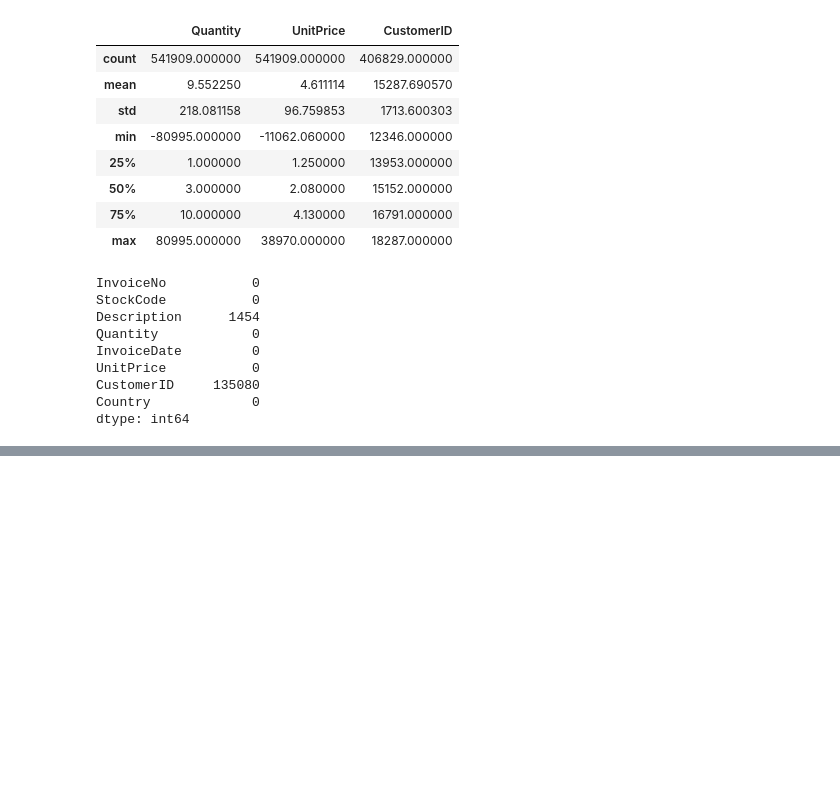
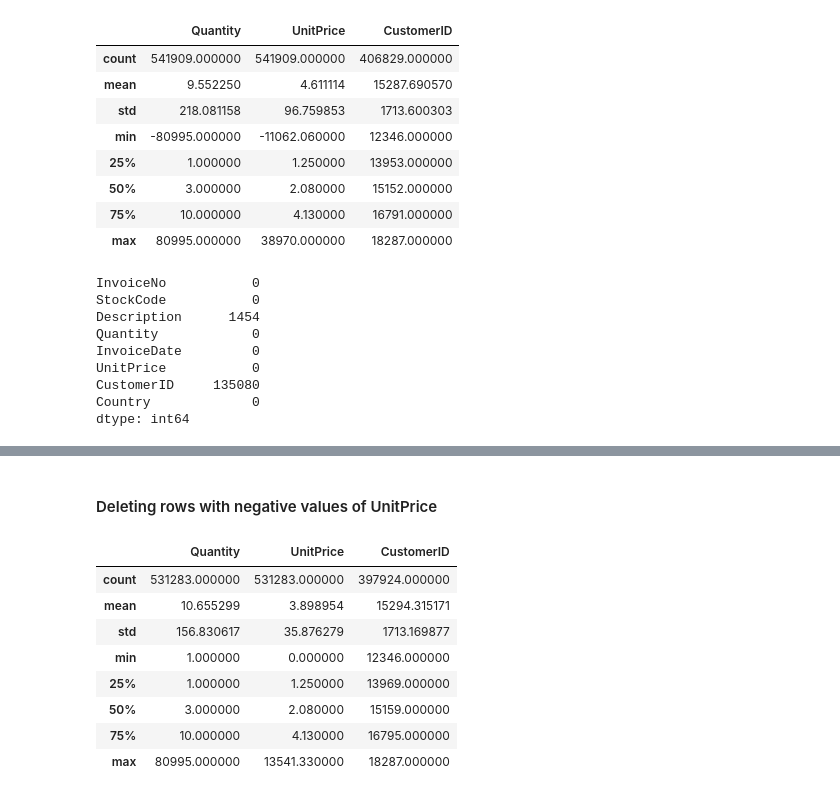
Before and after one commit to Zbigniew23/retail-xgboost, a Jupyter notebook: Online_Retail_Prediction_Model.ipynb, the cells around one changed output, grey strips where cells are left out. Cells and saved outputs as stored; diff of their text form; code cells hidden in the pictures; blank space fills up the shorter version.

```diff
--- a/Online_Retail_Prediction_Model.ipynb
+++ b/Online_Retail_Prediction_Model.ipynb
@@ -81,0 +139,16 @@ dtype: int64
+# %% [markdown]
+#### Deleting rows with negative values of UnitPrice
+# %%
+retail_df = retail_df[retail_df['UnitPrice'] >= 0]
+# %%
+retail_df.describe()
+# %% [output]
+|  | Quantity | UnitPrice | CustomerID |
+| count | 531283.000000 | 531283.000000 | 397924.000000 |
+| mean | 10.655299 | 3.898954 | 15294.315171 |
+| std | 156.830617 | 35.876279 | 1713.169877 |
+| min | 1.000000 | 0.000000 | 12346.000000 |
+| 25% | 1.000000 | 1.250000 | 13969.000000 |
+| 50% | 3.000000 | 2.080000 | 15159.000000 |
+| 75% | 10.000000 | 4.130000 | 16795.000000 |
+| max | 80995.000000 | 13541.330000 | 18287.000000 |
```
Also changed, not shown: parts of 10 cells of this notebook, 1 other file.
